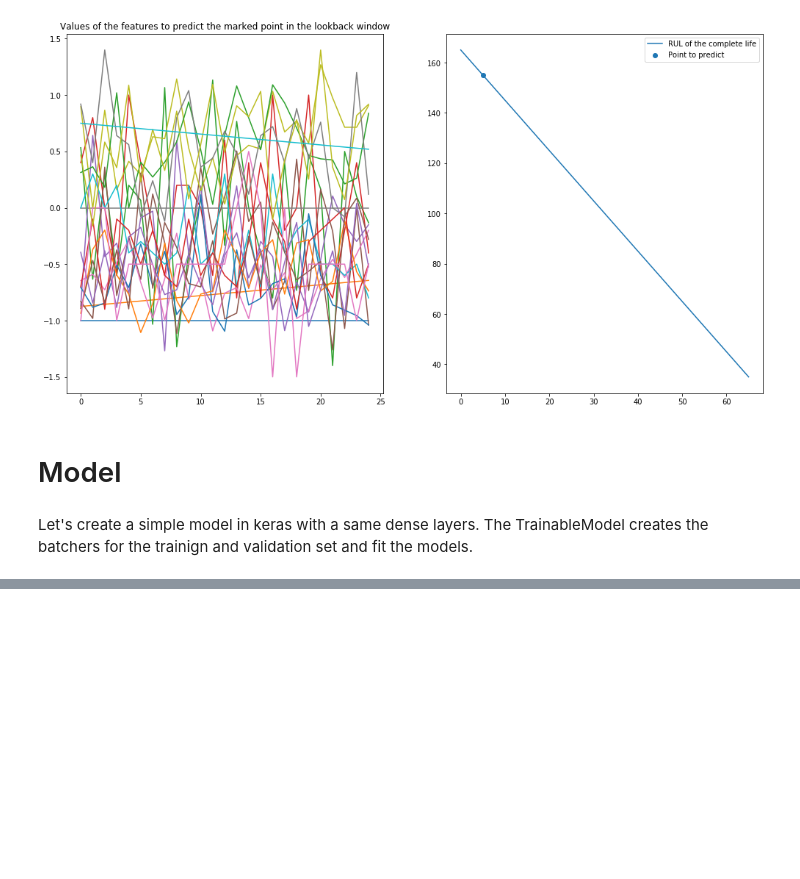
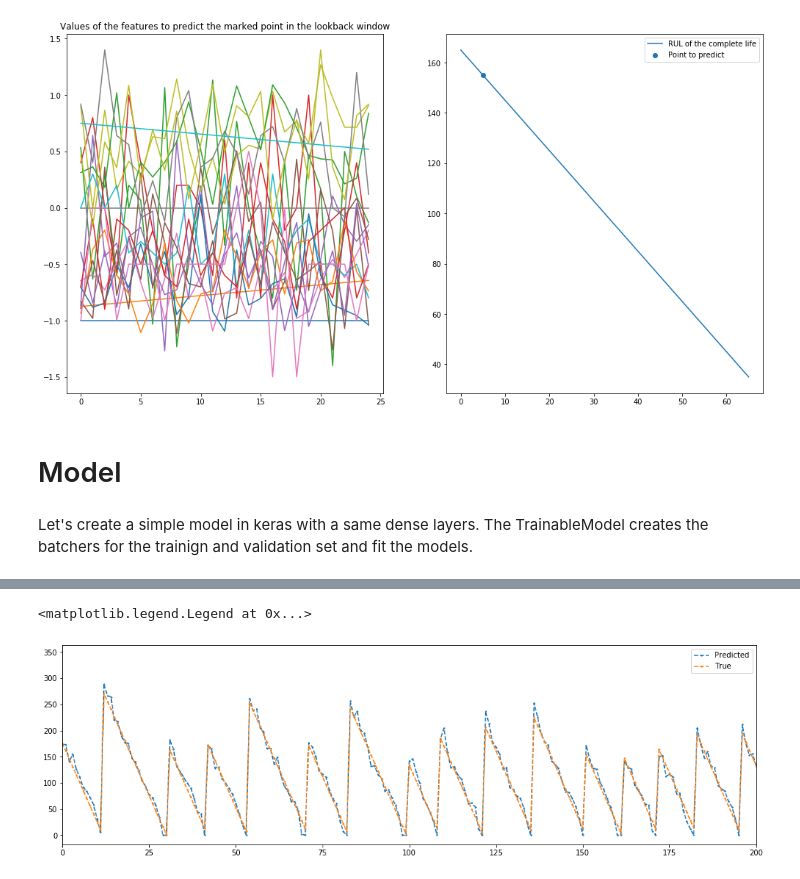
Before and after one commit to lucianolorenti/ceruleo, a Jupyter notebook: examples/ExampleAircraftEngine.ipynb, the cells around one changed output, grey strips where cells are left out. Cells and saved outputs as stored; diff of their text form; code cells hidden in the pictures; blank space fills up the shorter version.

```diff
--- a/examples/ExampleAircraftEngine.ipynb
+++ b/examples/ExampleAircraftEngine.ipynb
@@ -164,0 +170,20 @@ r = model.fit(train_dataset, validation_dataset , epochs=50, verbose=0)
+# %%
+model.load_best_model()
+y_pred = model.predict(validation_dataset, step=15)
+y_true = model.true_values(validation_dataset, step=15)
+fig, ax = plt.subplots(1, 1, figsize=(17, 5))
+ax.plot(y_pred, 'o--', label='Predicted', markersize=1.3)
+ax.plot(y_true, 'o--', label='True', markersize=1.3)
+ax.legend()
+# %%
+model.load_best_model()
+y_pred = model.predict(validation_dataset, step=15)
+y_true = model.true_values(validation_dataset, step=15)
+fig, ax = plt.subplots(1, 1, figsize=(17, 5))
+ax.plot(y_pred, 'o--', label='Predicted', markersize=1.3)
+ax.plot(y_true, 'o--', label='True', markersize=1.3)
+ax.set_xlim(0, 200)
+ax.legend()
+# %% [output]
+<matplotlib.legend.Legend at 0x...>
+[figure, added]
```
Also changed, not shown: parts of 11 cells of this notebook, 8 other files.
